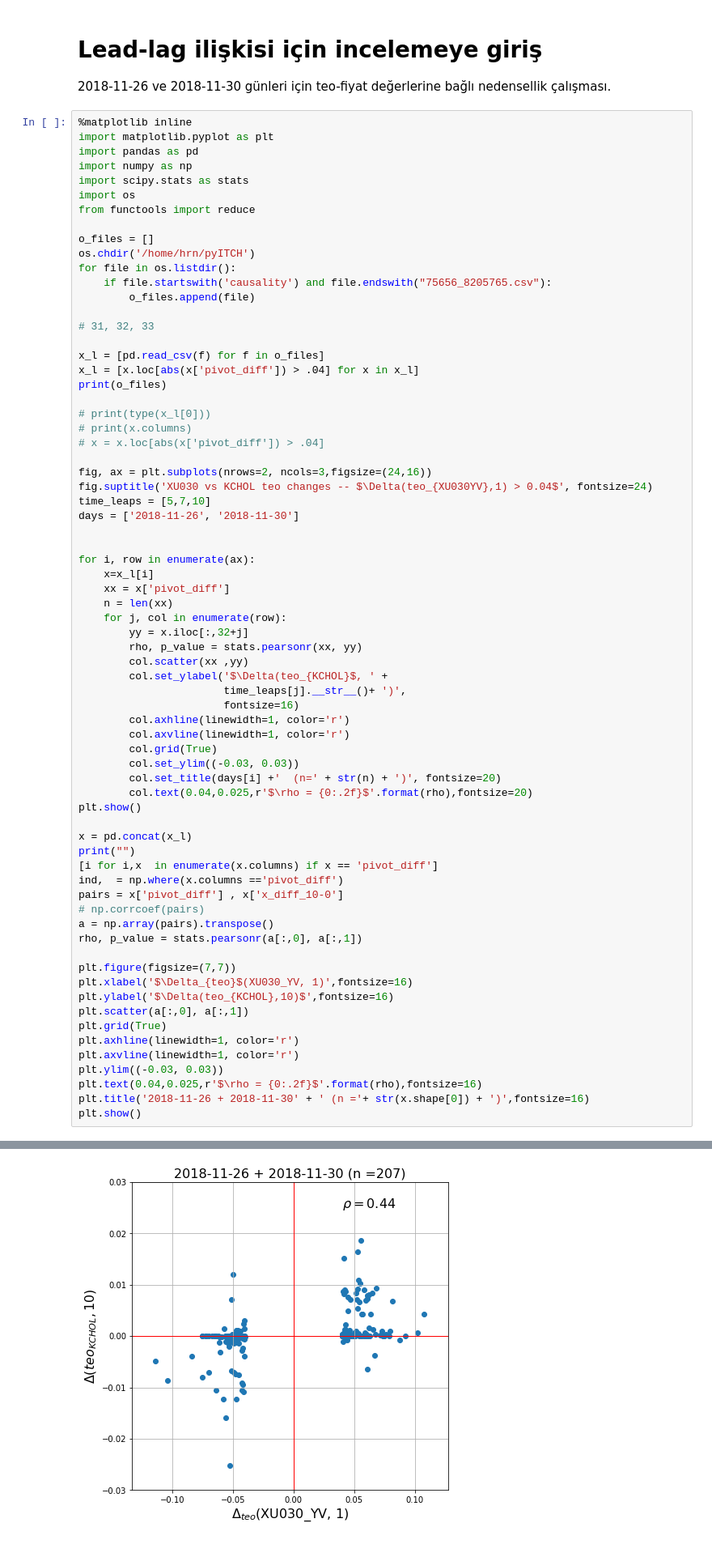
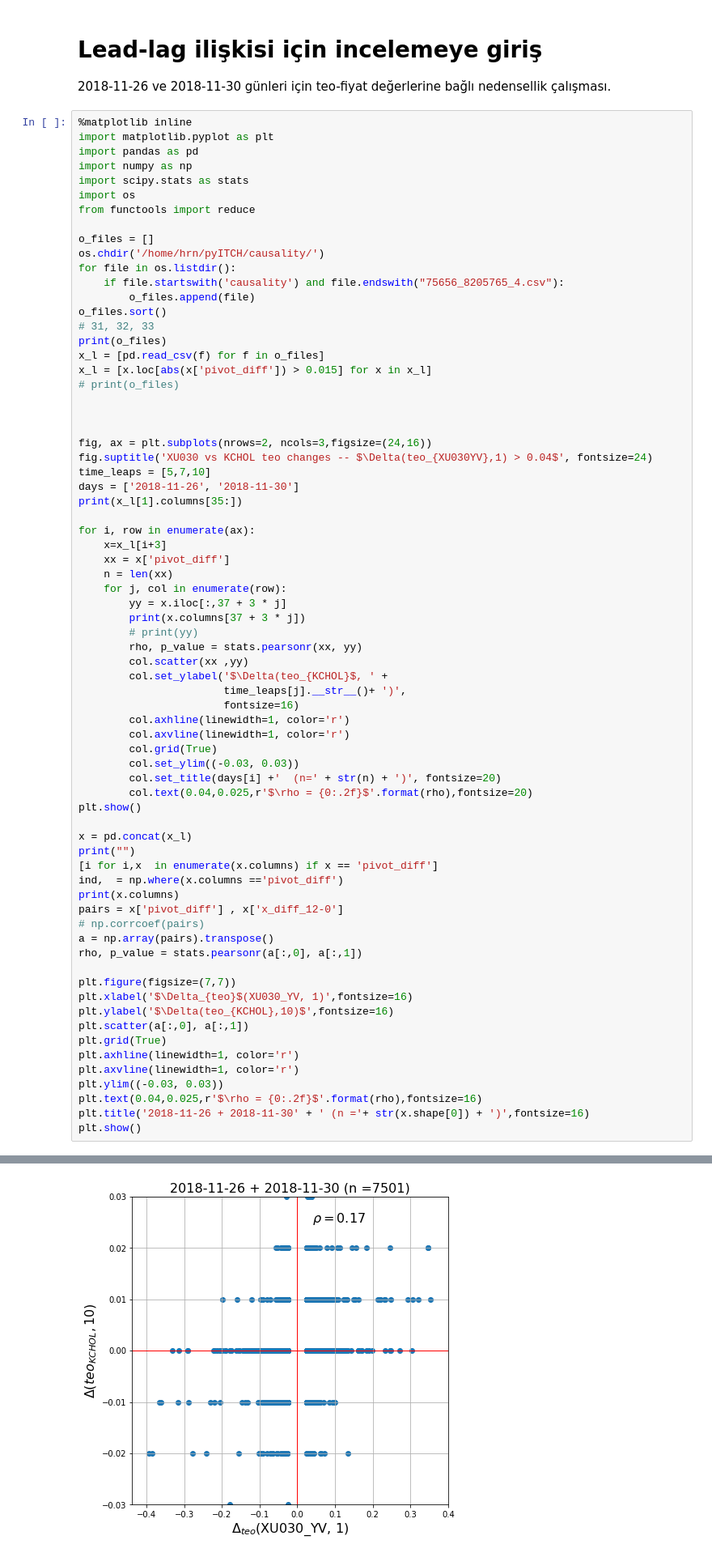
Before and after one commit to martingale/Backtest, a Jupyter notebook: BT_lead_lag.ipynb, the cells around one changed output, grey strips where cells are left out. Shown: that part at 81% size. Cells and saved outputs as stored; diff of their text form.

```diff
--- a/BT_lead_lag.ipynb
+++ b/BT_lead_lag.ipynb
@@ -11,33 +11,33 @@ import os
 from functools import reduce
 
 o_files = []
-os.chdir('/home/hrn/pyITCH')
+os.chdir('/home/hrn/pyITCH/causality/')
 for file in os.listdir():
-    if file.startswith('causality') and file.endswith("75656_8205765.csv"):
+    if file.startswith('causality') and file.endswith("75656_8205765_4.csv"):
         o_files.append(file)
+o_files.sort()
+# 31, 32, 33
+print(o_files)
+x_l = [pd.read_csv(f) for f in o_files]
+x_l = [x.loc[abs(x['pivot_diff']) > 0.015] for x in x_l]
+# print(o_files)
 
-# 31, 32, 33
 
-x_l = [pd.read_csv(f) for f in o_files]
-x_l = [x.loc[abs(x['pivot_diff']) > .04] for x in x_l]
-print(o_files)
-
-# print(type(x_l[0]))
-# print(x.columns)
-# x = x.loc[abs(x['pivot_diff']) > .04]
 
 fig, ax = plt.subplots(nrows=2, ncols=3,figsize=(24,16))
 fig.suptitle('XU030 vs KCHOL teo changes -- $\Delta(teo_{XU030YV},1) > 0.04$', fontsize=24)
 time_leaps = [5,7,10]
 days = ['2018-11-26', '2018-11-30']
-
+print(x_l[1].columns[35:])
 
 for i, row in enumerate(ax):
-    x=x_l[i]
+    x=x_l[i+3]
     xx = x['pivot_diff']
     n = len(xx)
     for j, col in enumerate(row):
-        yy = x.iloc[:,32+j]
+        yy = x.iloc[:,37 + 3 * j]
+        print(x.columns[37 + 3 * j])
+        # print(yy)
         rho, p_value = stats.pearsonr(xx, yy)
         col.scatter(xx ,yy)
         col.set_ylabel('$\Delta(teo_{KCHOL}$, ' +
@@ -55,7 +55,8 @@ x = pd.concat(x_l)
 print("")
 [i for i,x  in enumerate(x.columns) if x == 'pivot_diff']
 ind,  = np.where(x.columns =='pivot_diff')
-pairs = x['pivot_diff'] , x['x_diff_10-0']
+print(x.columns)
+pairs = x['pivot_diff'] , x['x_diff_12-0']
 # np.corrcoef(pairs)
 a = np.array(pairs).transpose()
 rho, p_value = stats.pearsonr(a[:,0], a[:,1])
@@ -77,4 +98,4 @@ plt.show()
-[figure, old version]
+[figure, new version]
 # %%
 
 def plot_confusion_matrix(cm, classes,
```
Also changed, not shown: parts of 18 cells of this notebook, 1 other file.
